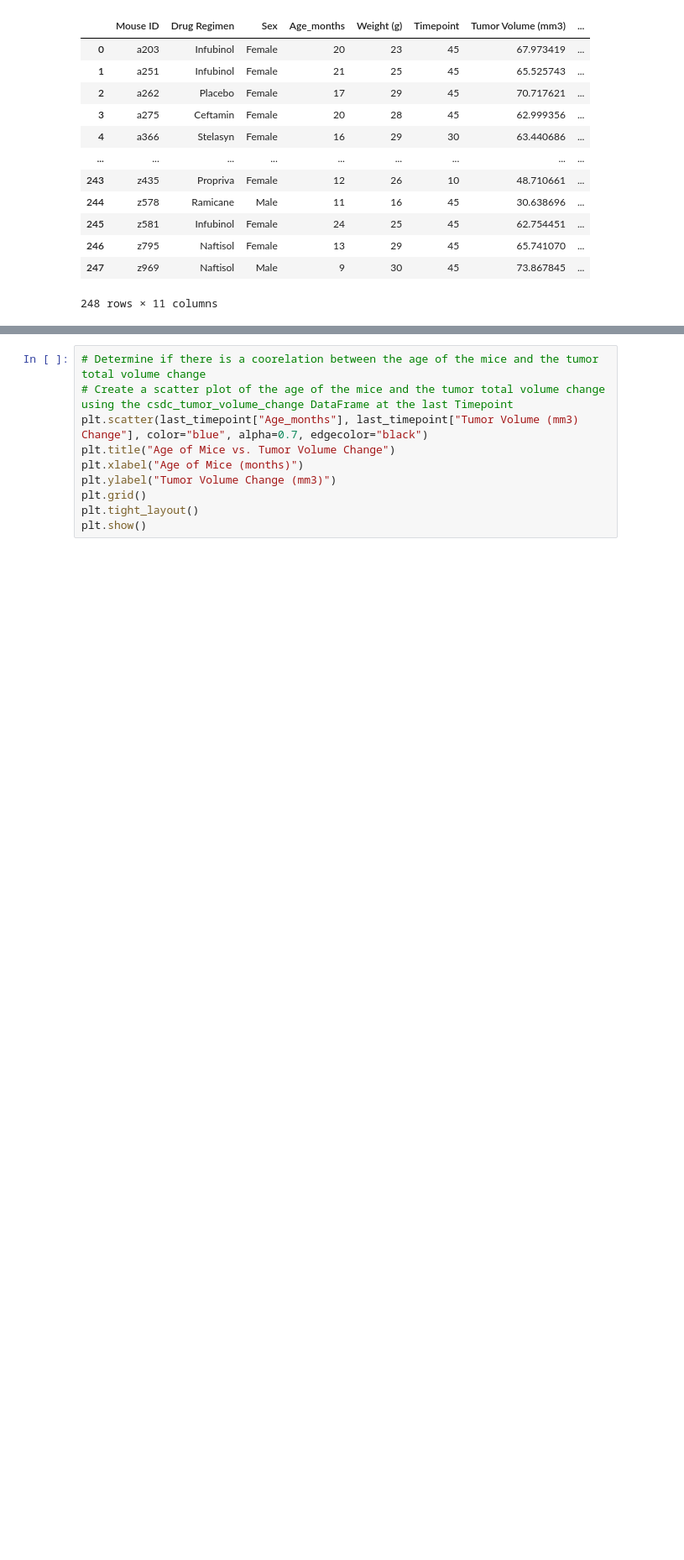
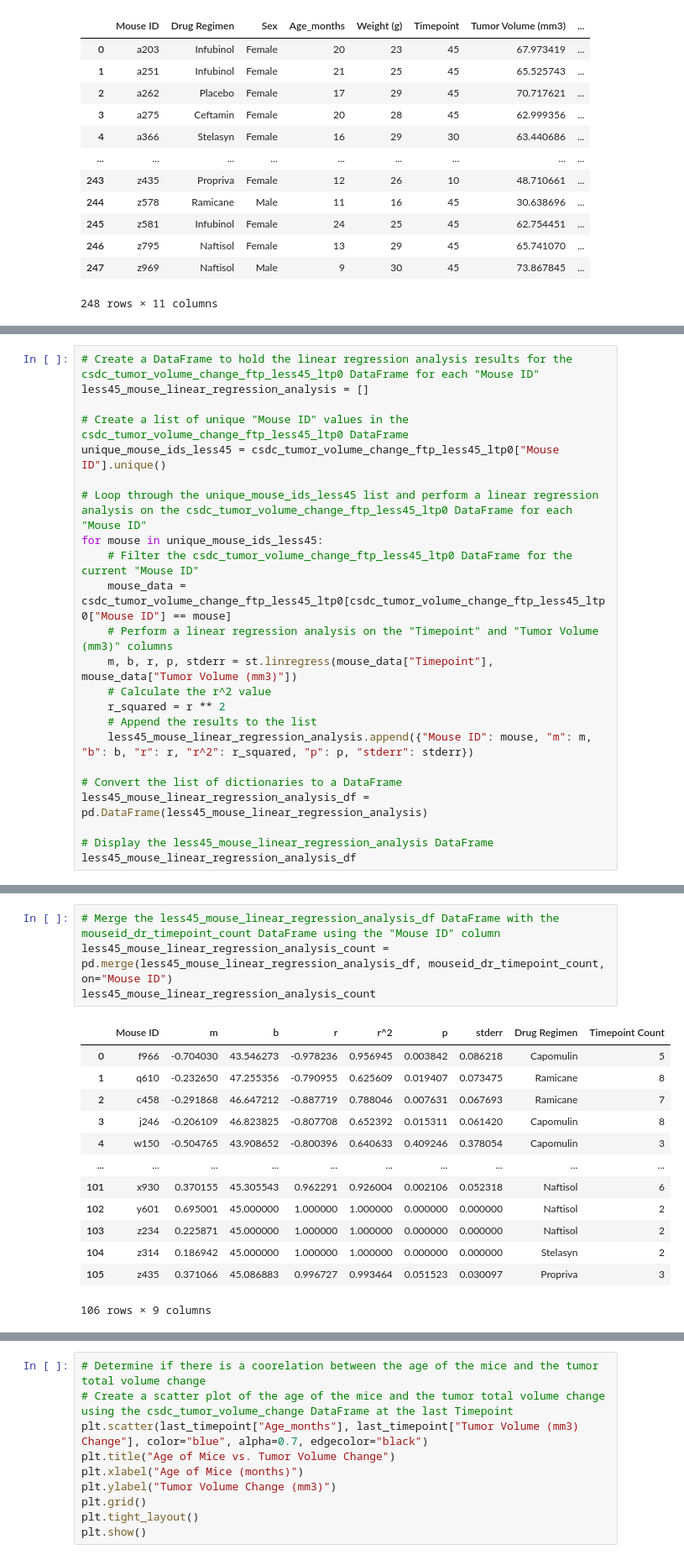
Before and after one commit to Jon-Pierson/pymaceuticals_capomulin_study, a Jupyter notebook: capomulin_data_analysis.ipynb, the cells around one changed output, grey strips where cells are left out. Shown at 84% size. Cells and saved outputs as stored; diff of their text form; blank space fills up the shorter version.

```diff
--- a/capomulin_data_analysis.ipynb
+++ b/capomulin_data_analysis.ipynb
@@ -268,0 +471,23 @@ last_timepoint
+# %%
+# Create a DataFrame to hold the linear regression analysis results for the csdc_tumor_volume_change_ftp_less45_ltp0 DataFrame for each "Mouse ID"
+less45_mouse_linear_regression_analysis = []
+
+# Create a list of unique "Mouse ID" values in the csdc_tumor_volume_change_ftp_less45_ltp0 DataFrame
+unique_mouse_ids_less45 = csdc_tumor_volume_change_ftp_less45_ltp0["Mouse ID"].unique()
+
+# Loop through the unique_mouse_ids_less45 list and perform a linear regression analysis on the csdc_tumor_volume_change_ftp_less45_ltp0 DataFrame for each "Mouse ID"
+for mouse in unique_mouse_ids_less45:
+    # Filter the csdc_tumor_volume_change_ftp_less45_ltp0 DataFrame for the current "Mouse ID"
+    mouse_data = csdc_tumor_volume_change_ftp_less45_ltp0[csdc_tumor_volume_change_ftp_less45_ltp0["Mouse ID"] == mouse]
+    # Perform a linear regression analysis on the "Timepoint" and "Tumor Volume (mm3)" columns
+    m, b, r, p, stderr = st.linregress(mouse_data["Timepoint"], mouse_data["Tumor Volume (mm3)"])
+    # Calculate the r^2 value
+    r_squared = r ** 2
+    # Append the results to the list
+    less45_mouse_linear_regression_analysis.append({"Mouse ID": mouse, "m": m, "b": b, "r": r, "r^2": r_squared, "p": p, "stderr": stderr})
+
+# Convert the list of dictionaries to a DataFrame
+less45_mouse_linear_regression_analysis_df = pd.DataFrame(less45_mouse_linear_regression_analysis)
+
+# Display the less45_mouse_linear_regression_analysis DataFrame
+less45_mouse_linear_regression_analysis_df
@@ -268,0 +528,18 @@ last_timepoint
+# %%
+# Merge the less45_mouse_linear_regression_analysis_df DataFrame with the mouseid_dr_timepoint_count DataFrame using the "Mouse ID" column
+less45_mouse_linear_regression_analysis_count = pd.merge(less45_mouse_linear_regression_analysis_df, mouseid_dr_timepoint_count, on="Mouse ID")
+less45_mouse_linear_regression_analysis_count
+# %% [output]
+|  | Mouse ID | m | b | r | r^2 | p | stderr | Drug Regimen | Timepoint Count |
+| 0 | f966 | -0.704030 | 43.546273 | -0.978236 | 0.956945 | 0.003842 | 0.086218 | Capomulin | 5 |
+| 1 | q610 | -0.232650 | 47.255356 | -0.790955 | 0.625609 | 0.019407 | 0.073475 | Ramicane | 8 |
+| 2 | c458 | -0.291868 | 46.647212 | -0.887719 | 0.788046 | 0.007631 | 0.067693 | Ramicane | 7 |
+| 3 | j246 | -0.206109 | 46.823825 | -0.807708 | 0.652392 | 0.015311 | 0.061420 | Capomulin | 8 |
+| 4 | w150 | -0.504765 | 43.908652 | -0.800396 | 0.640633 | 0.409246 | 0.378054 | Capomulin | 3 |
+| ... | ... | ... | ... | ... | ... | ... | ... | ... | ... |
+| 101 | x930 | 0.370155 | 45.305543 | 0.962291 | 0.926004 | 0.002106 | 0.052318 | Naftisol | 6 |
+| 102 | y601 | 0.695001 | 45.000000 | 1.000000 | 1.000000 | 0.000000 | 0.000000 | Naftisol | 2 |
+| 103 | z234 | 0.225871 | 45.000000 | 1.000000 | 1.000000 | 0.000000 | 0.000000 | Naftisol | 2 |
+| 104 | z314 | 0.186942 | 45.000000 | 1.000000 | 1.000000 | 0.000000 | 0.000000 | Stelasyn | 2 |
+| 105 | z435 | 0.371066 | 45.086883 | 0.996727 | 0.993464 | 0.051523 | 0.030097 | Propriva | 3 |
+106 rows × 9 columns
```
Also changed, not shown: parts of 23 cells of this notebook.
